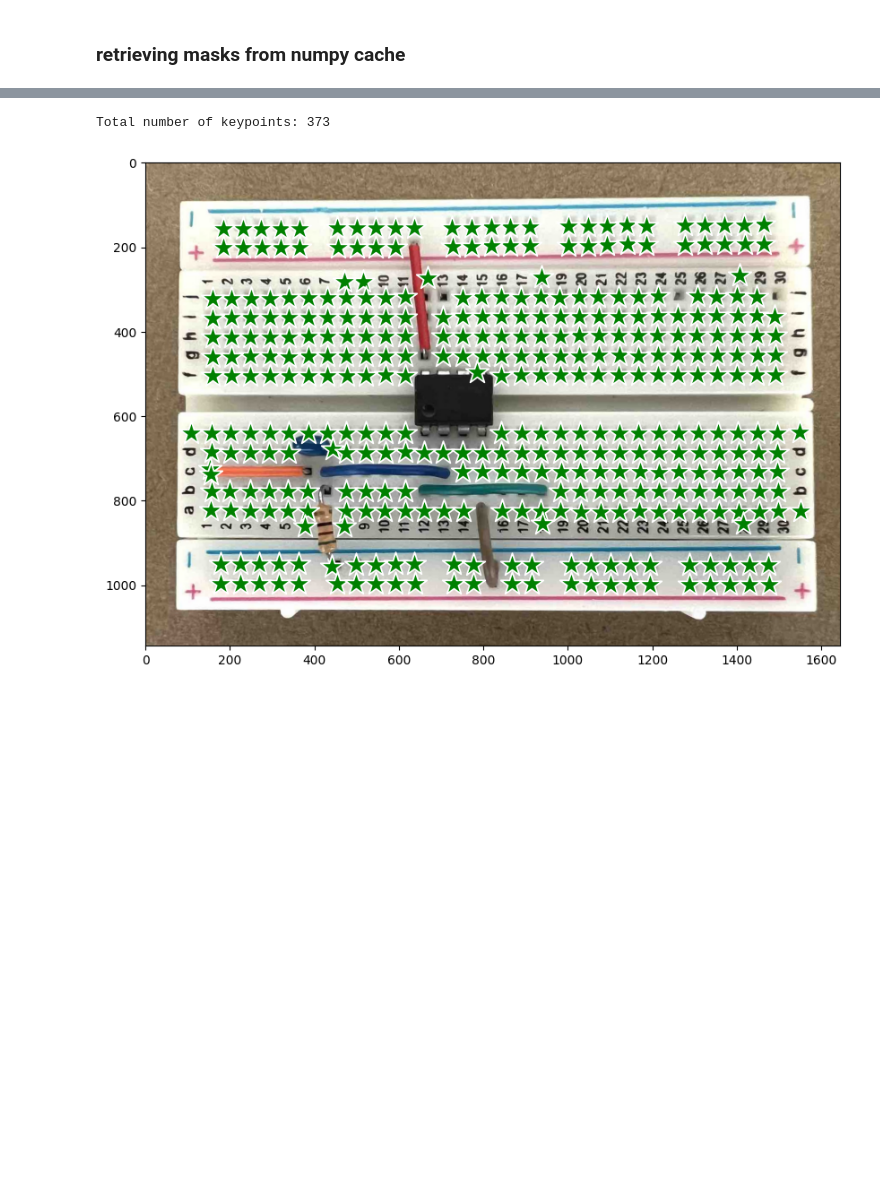
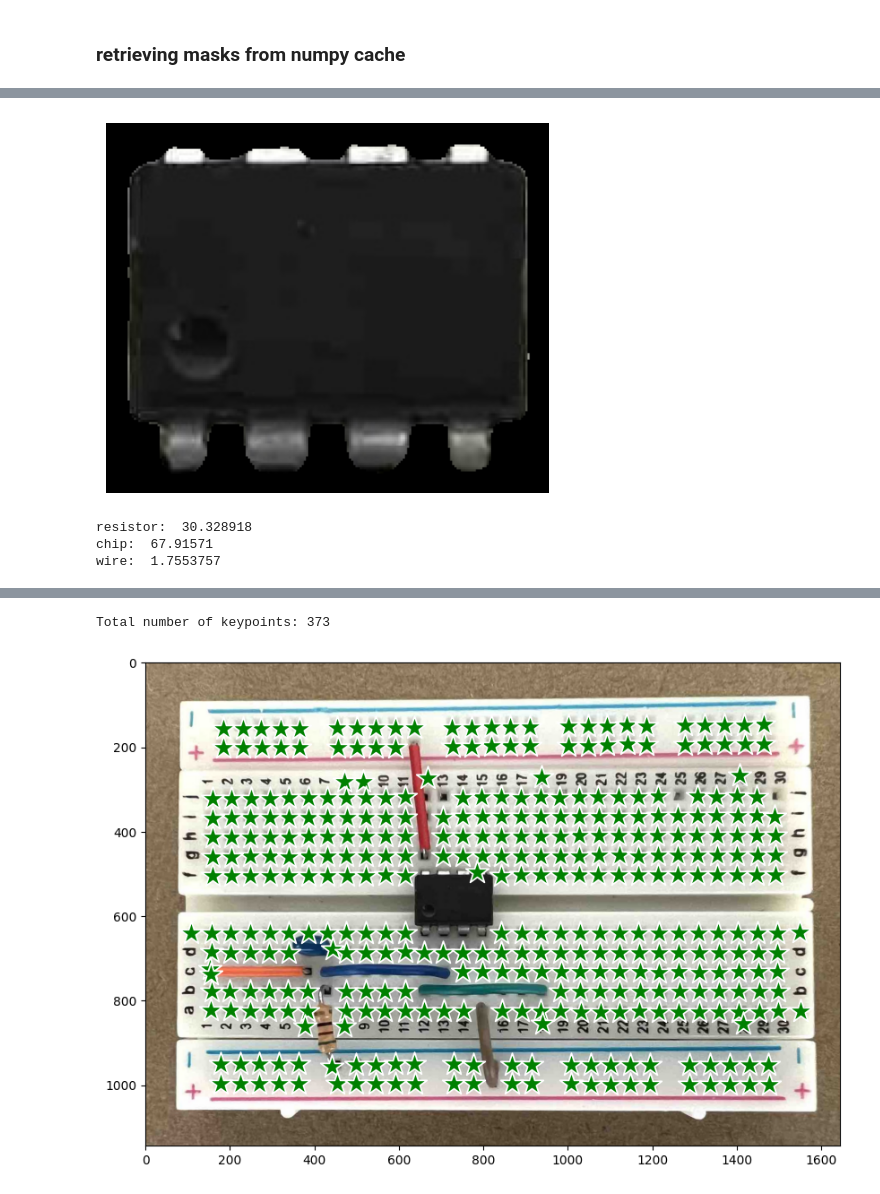
Before and after one commit to ingazhur/hardware-internal-tools, a Jupyter notebook: models/main.ipynb, the cells around one changed output, grey strips where cells are left out. Cells and saved outputs as stored; diff of their text form; code cells hidden in the pictures; blank space fills up the shorter version.

```diff
--- a/models/main.ipynb
+++ b/models/main.ipynb
@@ -61,0 +85,34 @@ for mask in sorted_masks:
+# %%
+# crop the masked_image to the object, leaving some margin
+# this is the image that will be passed to CLIP
+
+# iterate through the selected_mask and find the min and max x and y coordinates
+# these will be the coordinates of the bounding box
+min_x = 100000
+min_y = 100000
+
+max_x = 0
+max_y = 0
+
+for i in range(len(selected_mask)):
+    for j in range(len(selected_mask[0])):
+        if selected_mask[i][j] == 1:
+            if i < min_y:
+                min_y = i
+            if j < min_x:
+                min_x = j
+            if i > max_y:
+                max_y = i
+            if j > max_x:
+                max_x = j
+
+# crop the image
+margin = 10
+cropped_image = masked_image[min_y-margin:max_y+margin, min_x-margin:max_x+margin]
+
+# display the result
+plt.imshow(cropped_image)
+plt.axis('off')
+plt.show()
+# %% [output]
+[figure, added]
@@ -61,0 +137,17 @@ for mask in sorted_masks:
+# %%
+outputs = model(**inputs)
+logits_per_image = outputs.logits_per_image  # this is the image-text similarity score
+probs = logits_per_image.softmax(dim=1)  # we can take the softmax to get the label probabilities
+
+# convert the probabilities to percentages
+probs = probs * 100
+probs = probs.detach().numpy()
+
+# print the probabilities
+print("resistor: ", probs[0][0])
+print("chip: ", probs[0][1])
+print("wire: ", probs[0][2])
+# %% [output]
+resistor:  30.328918
+chip:  67.91571
+wire:  1.7553757
```
Also changed, not shown: parts of 9 cells of this notebook, 11 other files.
